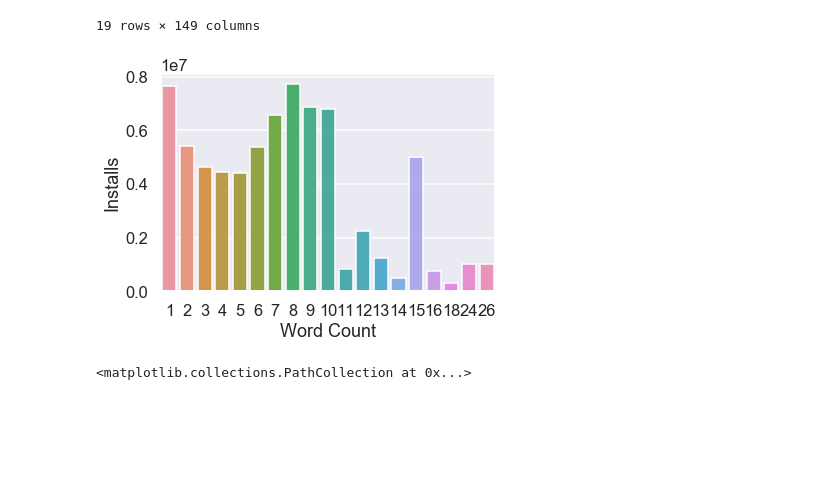
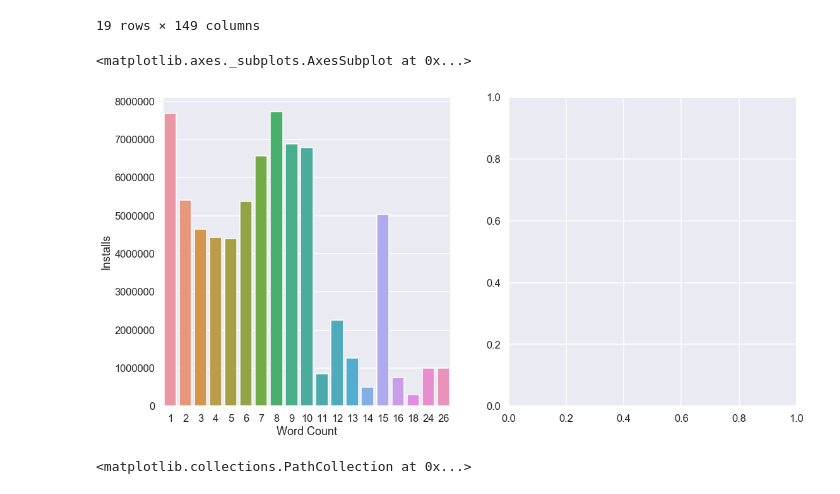
Before and after one commit to Titan-Ngo/COGS108_Repo, a Jupyter notebook: FinalProject.ipynb, the cells around one changed output. Saved outputs shown, nothing was run; the diff lists cells and outputs as text; code cells hidden in the pictures; blank space fills up the shorter version.

Commit message:
Added new figure, adjusted graphs

```diff
--- a/FinalProject.ipynb
+++ b/FinalProject.ipynb
@@ -446,13 +446,18 @@ df_new
 | 26 | 4.10 | 1.00e+06 | 169.00 | 1.00 | ... | 1.00 | 0.00e+00 | 0.00 | 1.00 |
 19 rows × 149 columns
 # %%
+fig = plt.figure(figsize=(18, 9))
+fig.add_subplot(1, 2, 1)
 # Plots the average number of installs (y-axis) for apps of each word count (x-axis)
 x1 = df_new.index
 sns.barplot(x=x1,
             y='Installs',
             data=df_new);
+
+fig.add_subplot(1, 2, 2)
 # %% [output]
+<matplotlib.axes._subplots.AxesSubplot at 0x...>
-[figure, old version]
+[figure, new version]
 # %%
 x = df['Word Count']
 y = df['Installs']
```
